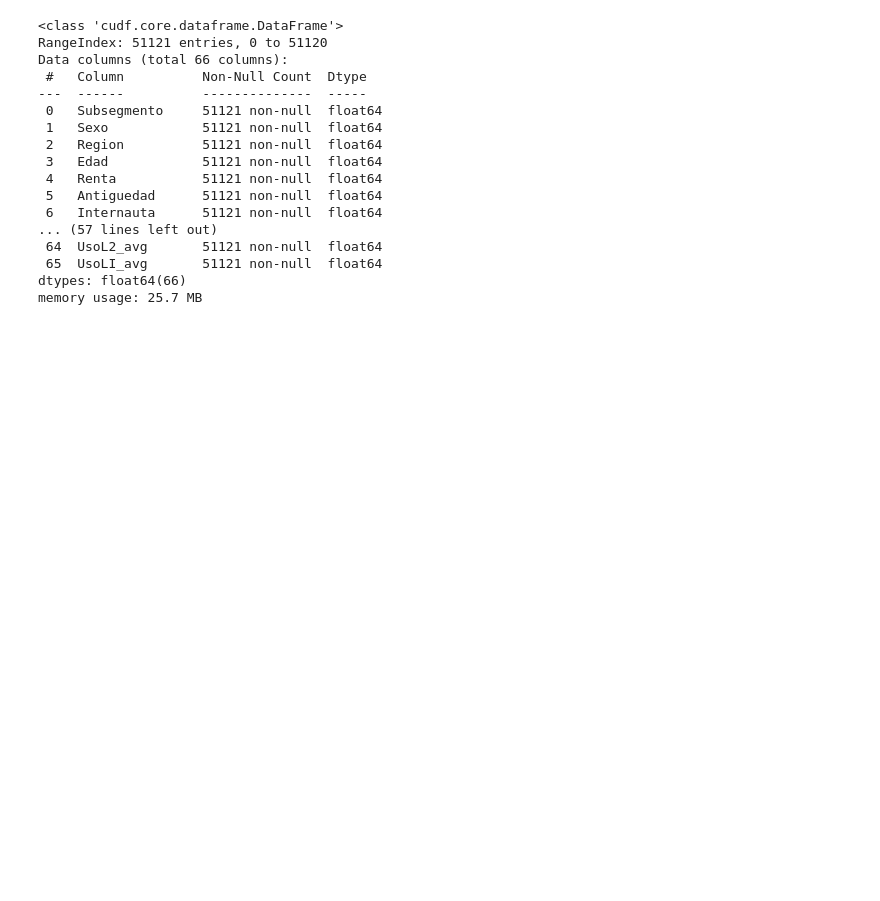
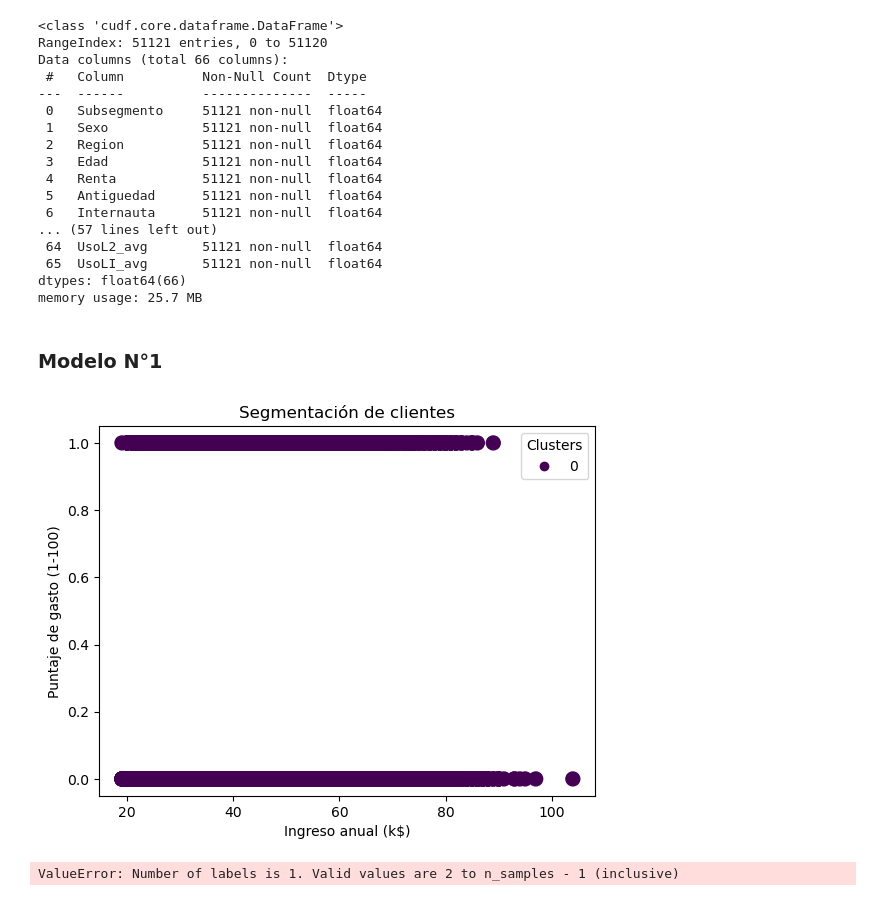
Before and after one commit to dar-rojas/MachineLearning-003D, a Jupyter notebook: unsupervised/modelling.ipynb, the cells around one changed output. Cells and saved outputs as stored; diff of their text form; code cells hidden in the pictures; blank space fills up the shorter version.

Commit message:
Modelo 1

```diff
--- a/unsupervised/modelling.ipynb
+++ b/unsupervised/modelling.ipynb
@@ -63,0 +65,30 @@ linkage_matrix = linkage(X, method='ward')
+# %% [markdown]
+### **Modelo N°1**
+# %%
+from sklearn.cluster import AgglomerativeClustering
+
+cj_1 = AgglomerativeClustering(affinity='euclidean', linkage='single', distance_threshold=50, n_clusters=None)
+# %%
+Y_hat = cj_1.fit_predict(X)
+# %%
+# Visualiza los clusters
+scatter = plt.scatter(X[:, 0], X[:, 1], c=Y_hat, cmap='viridis', s=100)
+plt.xlabel('Ingreso anual (k$)')
+plt.ylabel('Puntaje de gasto (1-100)')
+plt.title('Segmentación de clientes')
+
+# Leyenda
+plt.legend(*scatter.legend_elements(), title="Clusters")
+
+#Mostrar grafico
+plt.show()
+# %% [output]
+[figure, added]
+# %%
+from sklearn.metrics import silhouette_score
+
+SS_1 = silhouette_score(X, Y_hat)
+
+print("Silhouette Score:", SS_1)
+# %% [output]
+ValueError: Number of labels is 1. Valid values are 2 to n_samples - 1 (inclusive)
```
Also changed, not shown: parts of 7 cells of this notebook.
